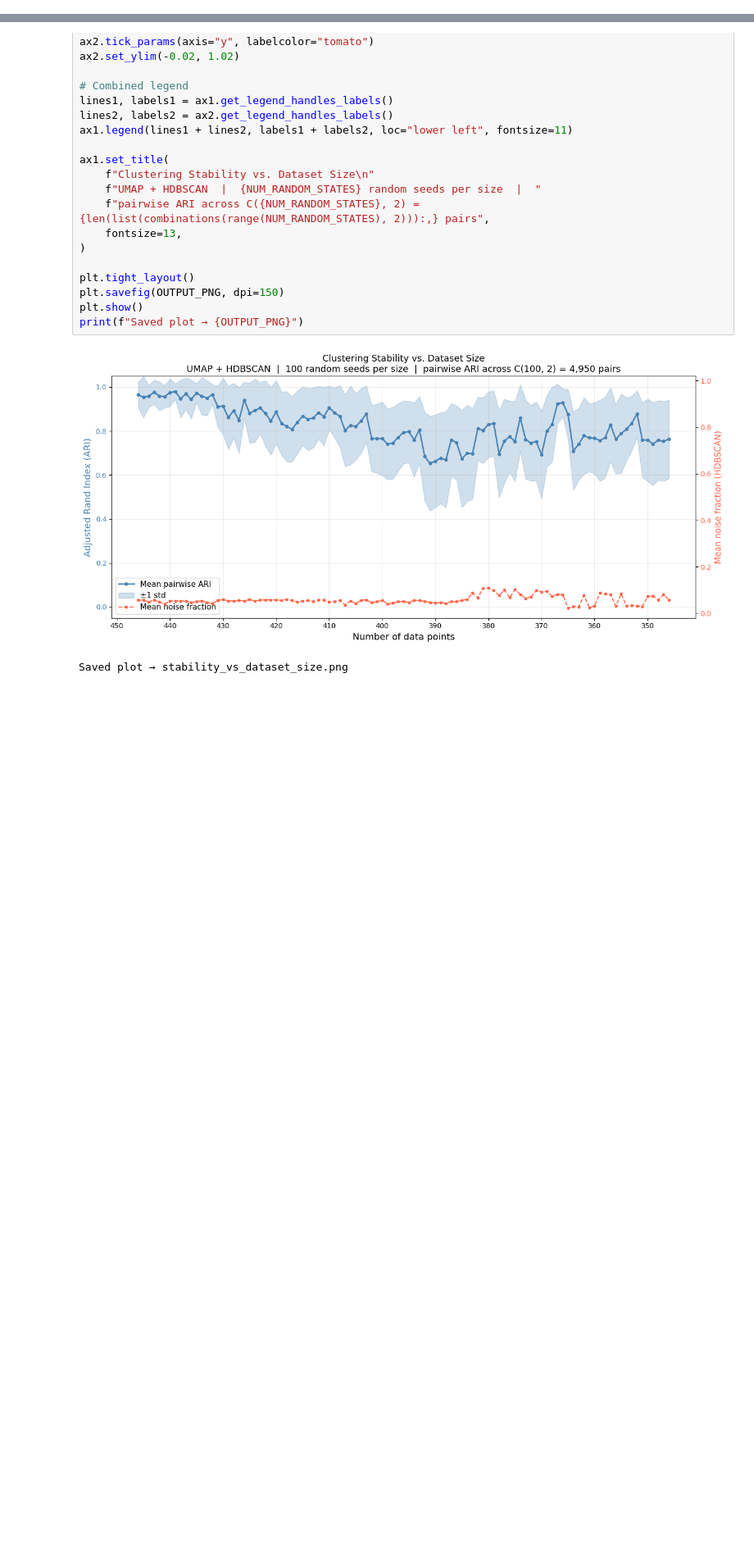
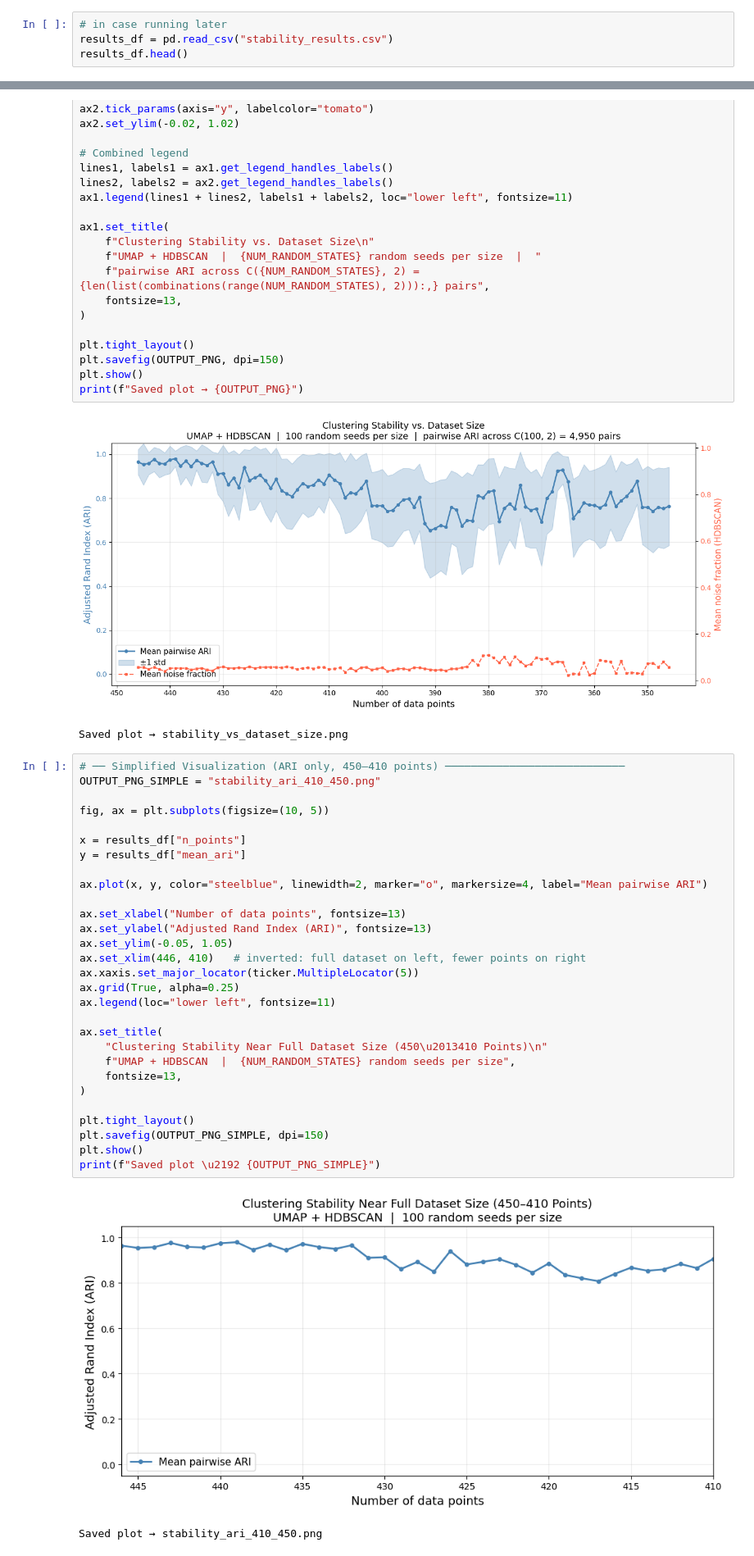
Before and after one commit to edkunz/NasaDataCapstone, a Jupyter notebook: Modeling/state_testing_UMAP_HDBSCAN.ipynb, the cells around one changed output, grey strips where cells are left out. Shown at 82% size. Cells and saved outputs as stored; diff of their text form; blank space fills up the shorter version.

```diff
--- a/Modeling/state_testing_UMAP_HDBSCAN.ipynb
+++ b/Modeling/state_testing_UMAP_HDBSCAN.ipynb
@@ -175,3 +175,7 @@ Saved results → stability_results.csv
 | 7 | 7 | 439 | 0.979791 | 0.035246 | 0.053941 |
 | 8 | 8 | 438 | 0.946332 | 0.085560 | 0.052763 |
 | 9 | 9 | 437 | 0.969234 | 0.072144 | 0.053112 |
+# %%
+# in case running later
+results_df = pd.read_csv("stability_results.csv")
+results_df.head()
@@ -222,3 +233,35 @@ print(f"Saved plot → {OUTPUT_PNG}")
 # %% [output]
 [figure]
 Saved plot → stability_vs_dataset_size.png
+# %%
+# ── Simplified Visualization (ARI only, 450–410 points) ────────────────────────────
+OUTPUT_PNG_SIMPLE = "stability_ari_410_450.png"
+
+fig, ax = plt.subplots(figsize=(10, 5))
+
+x = results_df["n_points"]
+y = results_df["mean_ari"]
+
+ax.plot(x, y, color="steelblue", linewidth=2, marker="o", markersize=4, label="Mean pairwise ARI")
+
+ax.set_xlabel("Number of data points", fontsize=13)
+ax.set_ylabel("Adjusted Rand Index (ARI)", fontsize=13)
+ax.set_ylim(-0.05, 1.05)
+ax.set_xlim(446, 410)   # inverted: full dataset on left, fewer points on right
+ax.xaxis.set_major_locator(ticker.MultipleLocator(5))
+ax.grid(True, alpha=0.25)
+ax.legend(loc="lower left", fontsize=11)
+
+ax.set_title(
+    "Clustering Stability Near Full Dataset Size (450\u2013410 Points)\n"
+    f"UMAP + HDBSCAN  |  {NUM_RANDOM_STATES} random seeds per size",
+    fontsize=13,
+)
+
+plt.tight_layout()
+plt.savefig(OUTPUT_PNG_SIMPLE, dpi=150)
+plt.show()
+print(f"Saved plot \u2192 {OUTPUT_PNG_SIMPLE}")
+# %% [output]
+[figure, added]
+Saved plot → stability_ari_410_450.png
```
Also changed, not shown: parts of 1 cell of this notebook, 4 other files.
